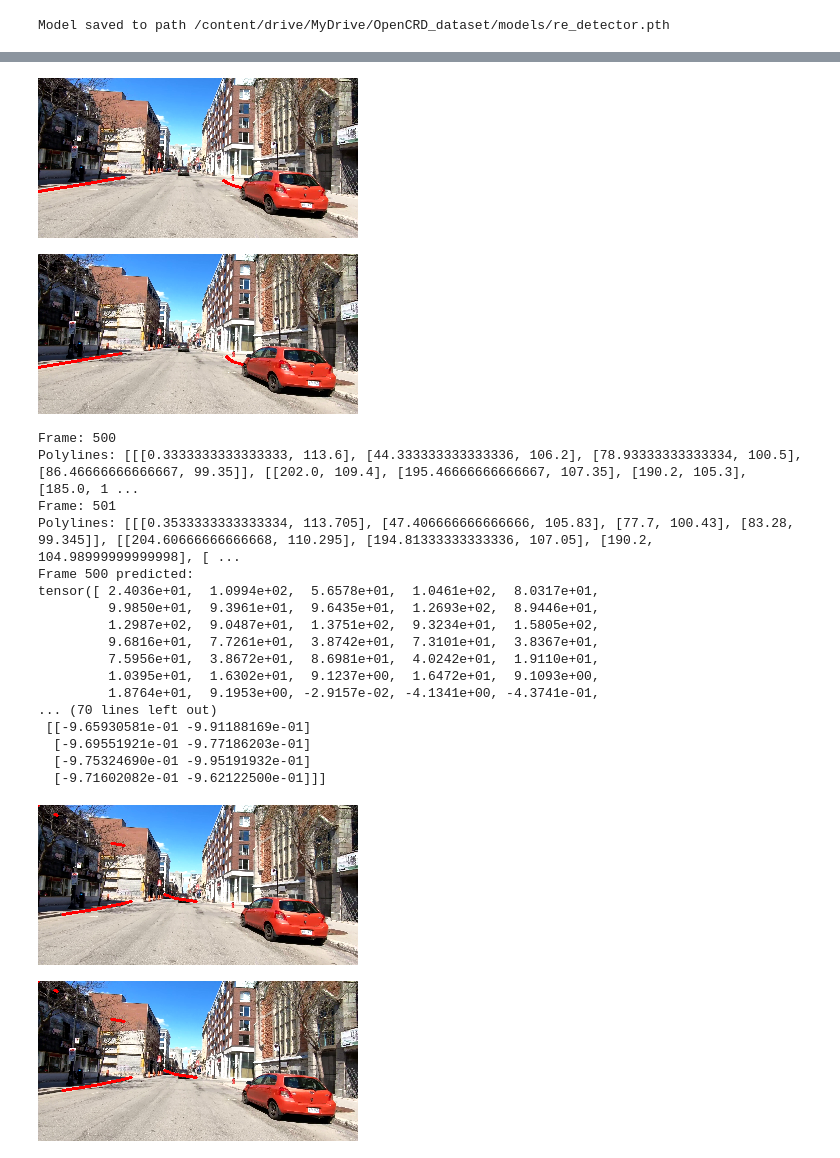
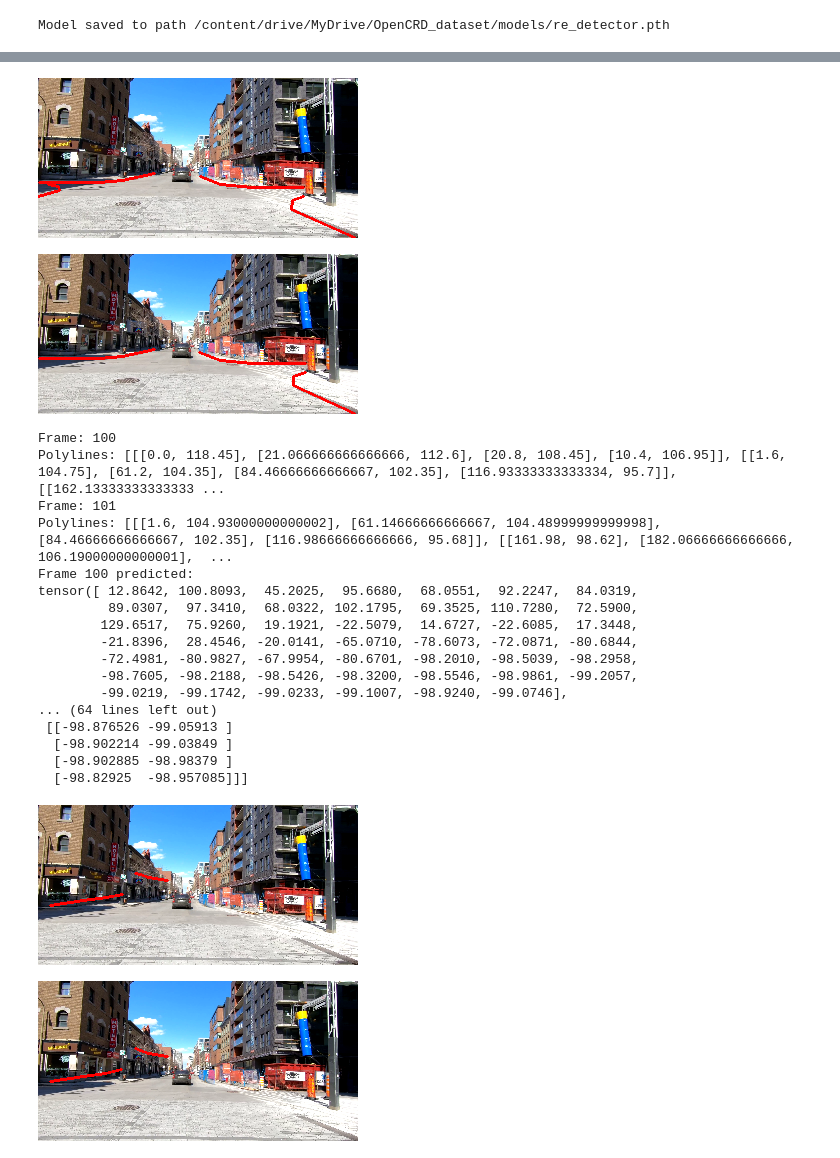
Before and after one commit to pAplakidis/OpenCRD, a Jupyter notebook: notebooks/train_test_re_colab.ipynb, the cells around one changed output, grey strips where cells are left out. Drawn from its saved outputs; the diff is of its cells as text; code cells hidden in the pictures.

```diff
--- a/notebooks/train_test_re_colab.ipynb
+++ b/notebooks/train_test_re_colab.ipynb
@@ -217,14 +159,14 @@ def serialize_polylines(polylines, n_coords, n_points, max_n_lines):
       polylines.remove(polyline)
   assert len(polylines) <= max_n_lines, "More than max number of lines found"
 
-  # fill the gaps with negative values (-1 == NULL => out of bounds)
+  # fill the gaps with negative values (-1 or -10 or -100 == NULL => out of bounds)
   if len(polylines) < max_n_lines:
     for i in range(max_n_lines - len(polylines)):
       new_polyline = []
       for j in range(n_points):
         point = []
         for k in range(n_coords):
-          point.append(-1.0)
+          point.append(-100.)
         new_polyline.append(point)
       polylines.append(new_polyline)
 
@@ -255,7 +197,7 @@ def deserialize_polylines(net_output, n_coords, n_points, max_n_lines):
   # remove (-1, -1)/out-of-bounds points from lines
   for polyline in polylines:
     while [-1., -1.] in polyline:
-      polyline.remove([-1., -1.]) # TODO: remove all negative numbers, not just (-1., -1.) pairs
+      polyline.remove([-100., -100.]) # TODO: remove all negative numbers, not just (-1., -1.) pairs
 
   # remove empty lists
   while [] in polylines:
@@ -303,18 +404,19 @@ Frame 758
 
 # TODO: OUTPUT IS ALWAYS THE SAME NO MATTER THE FRAME
 def train(frames, annotations, model):
-  #loss_function = nn.L1Loss() # mean absolute error
-  loss_function = nn.MSELoss() # mean square error
-  optim = torch.optim.Adam(model.parameters(), lr=0.1)  # TODO: try new learning rates (maybe increase the rate)
+  #loss_function = nn.L1Loss().to(device) # mean absolute error
+  loss_function = nn.MSELoss().to(device) # mean square error
+  optim = torch.optim.Adam(model.parameters(), lr=0.01)  # TODO: try new learning rates (maybe increase the rate)
 
   losses, accuracies = [], []
-  # TODO: try different BS aand epochs
+  # TODO: try different BS and epochs
   epochs = 11
-  BS = 64
+  BS = 128
 
   for epoch in range(epochs):
     print("[+] Epoch", epoch)
     t = trange(0, len(frames)-BS, BS)
+    epoch_losses = []
     for i in t:
       # get data into network
       X_train = []
@@ -352,21 +454,23 @@ def train(frames, annotations, model):
       loss.backward()
       optim.step()
 
-      # print stats
+      # print epoch stats
       loss = loss.item()
       #accuracy = accuracy.item()
       #losses.append(loss/100) # /100 so that we can see it in the graph
-      losses.append(loss/10000) # /10000 so that we can see it in the graph
+      epoch_losses.append(loss/10000) # /10000 so that we can see it in the graph
       #accuracies.append(accuracy)
       #t.set_description("loss %.2f accuracy %.2f out %.2f" % (loss, accuracy, out.mean().item()))
       t.set_description("loss %.2f out %.2f" % (loss, out.mean().item()))
+
+    # add epoch's mean loss to losses (we care more about epoch loss)
+    losses.append(np.array(epoch_losses).mean())
 
   # plot losses and accuracies
   plt.ylim(-0.1, 1.1)
   plot(losses)
   #plot(accuracies)
-  print(out)
-
+  #print(out)
   return model
 
 if device.type == "cuda":
@@ -483,10 +573,10 @@ def draw_polylines(frame, polylines):
   return frame
 
 eval_path = "/content/drive/MyDrive/OpenCRD_dataset/city_2.mp4"
-annot_path = "/content/drive/MyDrive/OpenCRD_dataset/city_2_annotations.xml"
+annot_path = eval_path[:-4] + "_annotations.xml"
 
 frames, annotations = get_data(eval_path, annot_path)
-idx = 500
+idx = 100
 
 frame1 = cv2.resize(cv2.cvtColor(frames[idx], cv2.COLOR_BGR2RGB), (W,H))
 frame2 = cv2.resize(cv2.cvtColor(frames[idx+1], cv2.COLOR_BGR2RGB), (W,H))
@@ -494,51 +584,51 @@ eval_frame1 = cv2.resize(cv2.cvtColor(frames[idx], cv2.COLOR_BGR2RGB), (W,H))
 eval_frame2 = cv2.resize(cv2.cvtColor(frames[idx+1], cv2.COLOR_BGR2RGB), (W,H))
 cv2_imshow(draw_polylines(frame1, annotations[idx]))
 cv2_imshow(draw_polylines(frame2, annotations[idx+1]))
 print("Frame:", idx)
 print("Polylines:", annotations[idx])
 print("Frame:", idx+1)
 print("Polylines:", annotations[idx+1])
 
 # forward to model
 X_test1 = np.moveaxis(frame1, -1, 0)
 X_test2 = np.moveaxis(frame2, -1, 0)
 X_test = []
 X_test.append(X_test1)
 X_test.append(X_test2)
 X_test = np.array(X_test)
 X = torch.tensor(X_test).float().to(device)
 
 model.eval()
 Y_pred = model(X)
 print("Frame", idx, "predicted:")
 print(Y_pred[0])
 polylines1 = deserialize_polylines(Y_pred[0].cpu().detach().numpy(), model.n_coords, model.n_points, model.max_n_lines)
 print(polylines1)
 print("Frame", idx+1, "predicted:")
 print(Y_pred[1])
 polylines2 = deserialize_polylines(Y_pred[1].cpu().detach().numpy(), model.n_coords, model.n_points, model.max_n_lines)
 print(polylines2)
 cv2_imshow(draw_polylines(eval_frame1, polylines1))
 cv2_imshow(draw_polylines(eval_frame2, polylines2))
 # %% [output]
-[figure, old version]
+[figure, new version]
-[figure, old version]
+[figure, new version]
-Frame: 500
-Polylines: [[[0.3333333333333333, 113.6], [44.333333333333336, 106.2], [78.93333333333334, 100.5], [86.46666666666667, 99.35]], [[202.0, 109.4], [195.46666666666667, 107.35], [190.2, 105.3], [185.0, 1 ...
-Frame: 501
-Polylines: [[[0.3533333333333334, 113.705], [47.406666666666666, 105.83], [77.7, 100.43], [83.28, 99.345]], [[204.60666666666668, 110.295], [194.81333333333336, 107.05], [190.2, 104.98999999999998], [ ...
-Frame 500 predicted:
-tensor([ 2.4036e+01,  1.0994e+02,  5.6578e+01,  1.0461e+02,  8.0317e+01,
-         9.9850e+01,  9.3961e+01,  9.6435e+01,  1.2693e+02,  8.9446e+01,
-         1.2987e+02,  9.0487e+01,  1.3751e+02,  9.3234e+01,  1.5805e+02,
-         9.6816e+01,  7.7261e+01,  3.8742e+01,  7.3101e+01,  3.8367e+01,
-         7.5956e+01,  3.8672e+01,  8.6981e+01,  4.0242e+01,  1.9110e+01,
-         1.0395e+01,  1.6302e+01,  9.1237e+00,  1.6472e+01,  9.1093e+00,
-         1.8764e+01,  9.1953e+00, -2.9157e-02, -4.1341e+00, -4.3741e-01,
-... (70 lines left out)
- [[-9.65930581e-01 -9.91188169e-01]
-  [-9.69551921e-01 -9.77186203e-01]
-  [-9.75324690e-01 -9.95191932e-01]
-  [-9.71602082e-01 -9.62122500e-01]]]
+Frame: 100
+Polylines: [[[0.0, 118.45], [21.066666666666666, 112.6], [20.8, 108.45], [10.4, 106.95]], [[1.6, 104.75], [61.2, 104.35], [84.46666666666667, 102.35], [116.93333333333334, 95.7]], [[162.13333333333333 ...
+Frame: 101
+Polylines: [[[1.6, 104.93000000000002], [61.14666666666667, 104.48999999999998], [84.46666666666667, 102.35], [116.98666666666666, 95.68]], [[161.98, 98.62], [182.06666666666666, 106.19000000000001],  ...
+Frame 100 predicted:
+tensor([ 12.8642, 100.8093,  45.2025,  95.6680,  68.0551,  92.2247,  84.0319,
+         89.0307,  97.3410,  68.0322, 102.1795,  69.3525, 110.7280,  72.5900,
+        129.6517,  75.9260,  19.1921, -22.5079,  14.6727, -22.6085,  17.3448,
+        -21.8396,  28.4546, -20.0141, -65.0710, -78.6073, -72.0871, -80.6844,
+        -72.4981, -80.9827, -67.9954, -80.6701, -98.2010, -98.5039, -98.2958,
+        -98.7605, -98.2188, -98.5426, -98.3200, -98.5546, -98.9861, -99.2057,
+        -99.0219, -99.1742, -99.0233, -99.1007, -98.9240, -99.0746],
+... (64 lines left out)
+ [[-98.876526 -99.05913 ]
+  [-98.902214 -99.03849 ]
+  [-98.902885 -98.98379 ]
+  [-98.82925  -98.957085]]]
-[figure, old version]
+[figure, new version]
-[figure, old version]
+[figure, new version]
```
Also changed, not shown: parts of 6 cells of this notebook.
